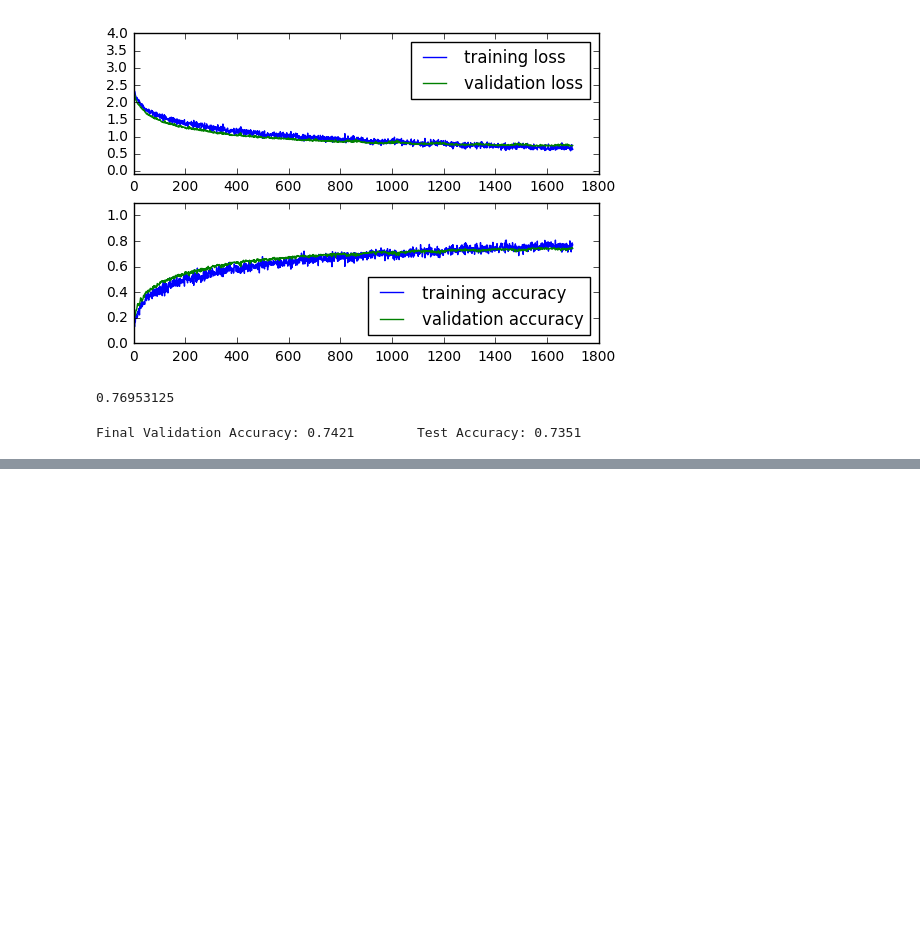
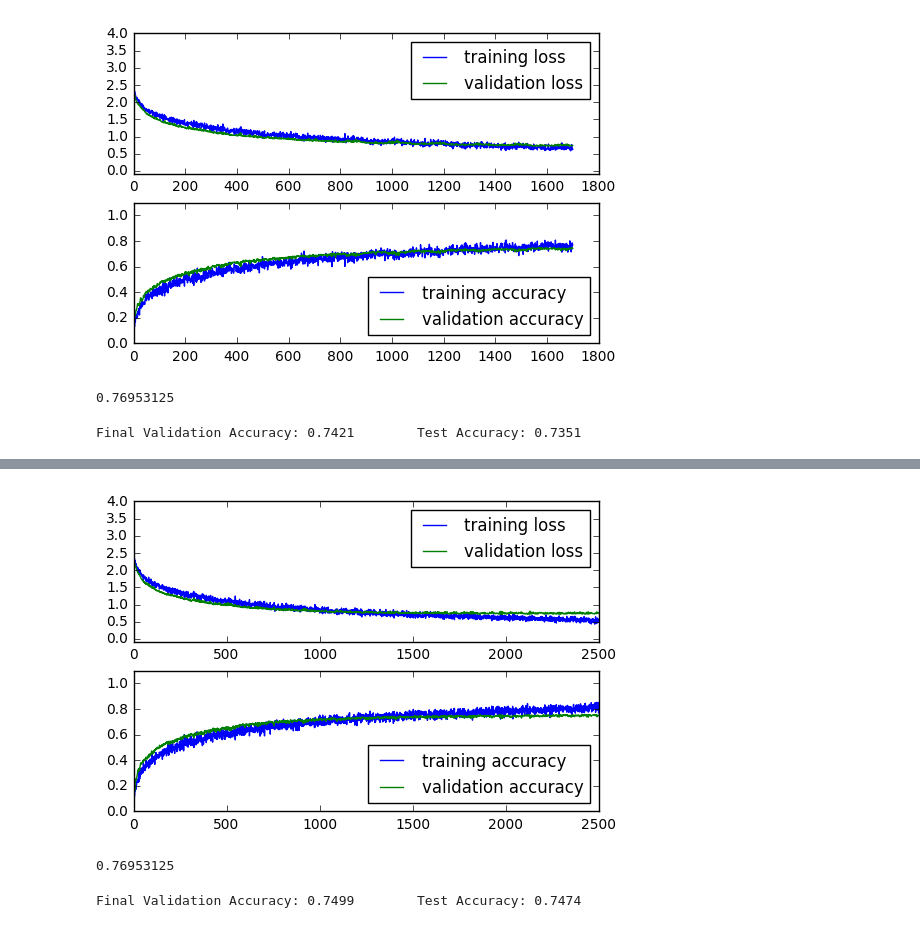
Before and after one commit to zhongyuk/CNNplayground, a Jupyter notebook: capstone/notebook/experiment2.ipynb, the cells around one changed output, grey strips where cells are left out. Drawn from its saved outputs; the diff is of its cells as text; code cells hidden in the pictures; blank space fills up the shorter version.

```diff
--- a/capstone/notebook/experiment2.ipynb
+++ b/capstone/notebook/experiment2.ipynb
@@ -627,0 +638,13 @@ Final Validation Accuracy: 0.7421        Test Accuracy: 0.7351
+# %%
+trial12_data = unpickle('../train_data/training_data_stack2.12')
+plot_data(trial12_data)
+# %% [output]
+[figure, added]
+# %%
+trial12_data['train_acc'][-1]
+# %% [output]
+0.76953125
+# %%
+print "Final Validation Accuracy: %.4f \t Test Accuracy: %.4f" %(trial12_data['valid_acc'][-1], trial12_data['test_acc'])
+# %% [output]
+Final Validation Accuracy: 0.7499        Test Accuracy: 0.7474
```
Also changed, not shown: parts of 13 cells of this notebook, 5 other files.
